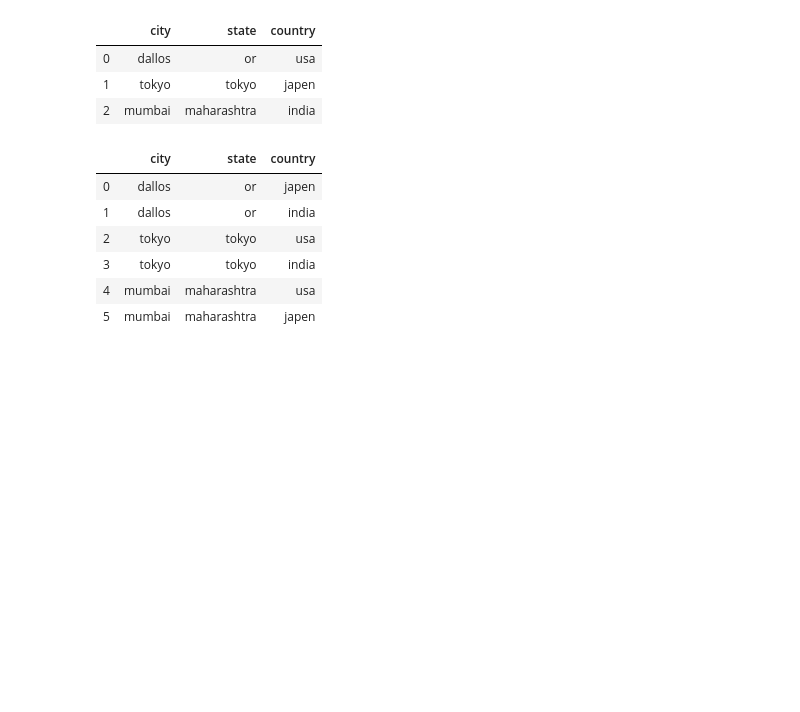
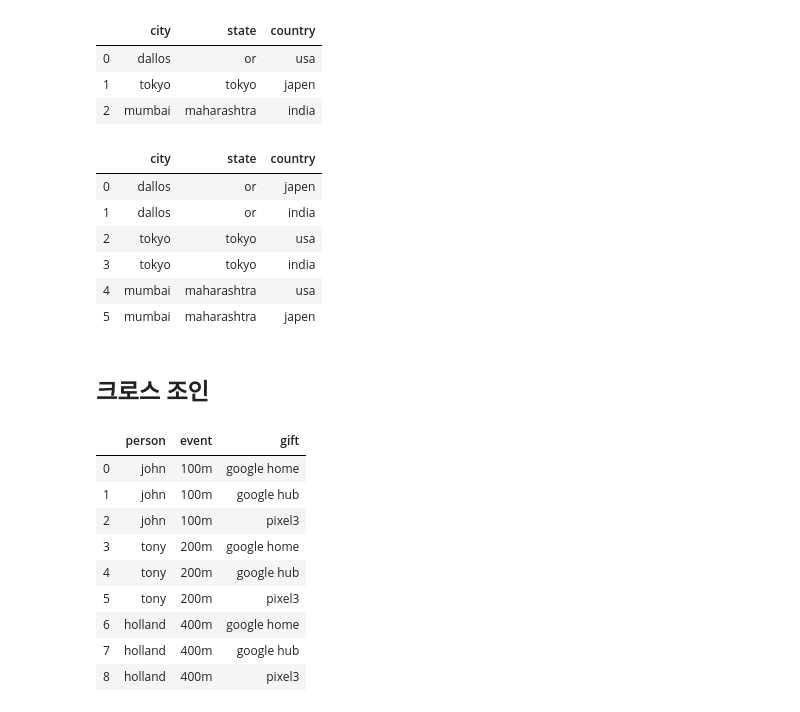
Before and after one commit to jeonprize/SQL, a Jupyter notebook: 1. 쿼리 필수 요소.ipynb, the cells around one changed output. Saved outputs shown, nothing was run; the diff lists cells and outputs as text; code cells hidden in the pictures; blank space fills up the shorter version.

```diff
--- a/1. 쿼리 필수 요소.ipynb
+++ b/1. 쿼리 필수 요소.ipynb
@@ -503,3 +503,38 @@ df
 | 3 | tokyo | tokyo | india |
 | 4 | mumbai | maharashtra | usa |
 | 5 | mumbai | maharashtra | japen |
+# %% [markdown]
+## 크로스 조인
+# %%
+query = '''
+with winners as(
+    select 'john'as person, '100m' as event,
+    union all select 'tony','200m',
+    union all select 'holland','400m'
+),
+gift as(
+    select 'google home'as gift
+    union all select 'google hub'
+    union all select 'pixel3'
+)
+
+select winners.*, gift.*
+from winners
+cross join gift
+
+# from winners, gift
+'''
+
+df = pd.read_gbq(query=query, dialect = 'standard',project_id='project-bigquery-319110',auth_local_webserver=True)
+df
+# %% [output]
+|  | person | event | gift |
+| 0 | john | 100m | google home |
+| 1 | john | 100m | google hub |
+| 2 | john | 100m | pixel3 |
+| 3 | tony | 200m | google home |
+| 4 | tony | 200m | google hub |
+| 5 | tony | 200m | pixel3 |
+| 6 | holland | 400m | google home |
+| 7 | holland | 400m | google hub |
+| 8 | holland | 400m | pixel3 |
```
Also changed, not shown: parts of 4 cells of this notebook.
